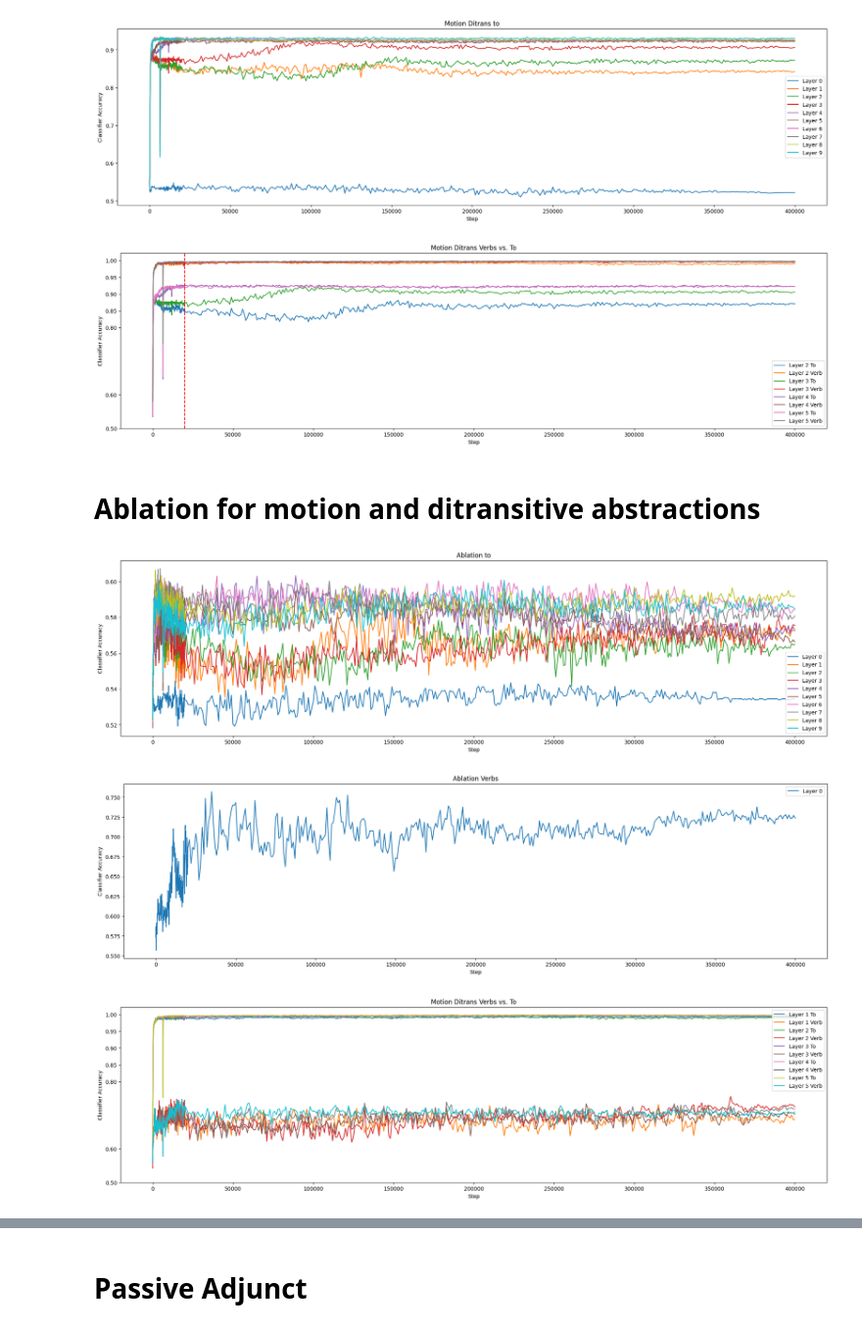
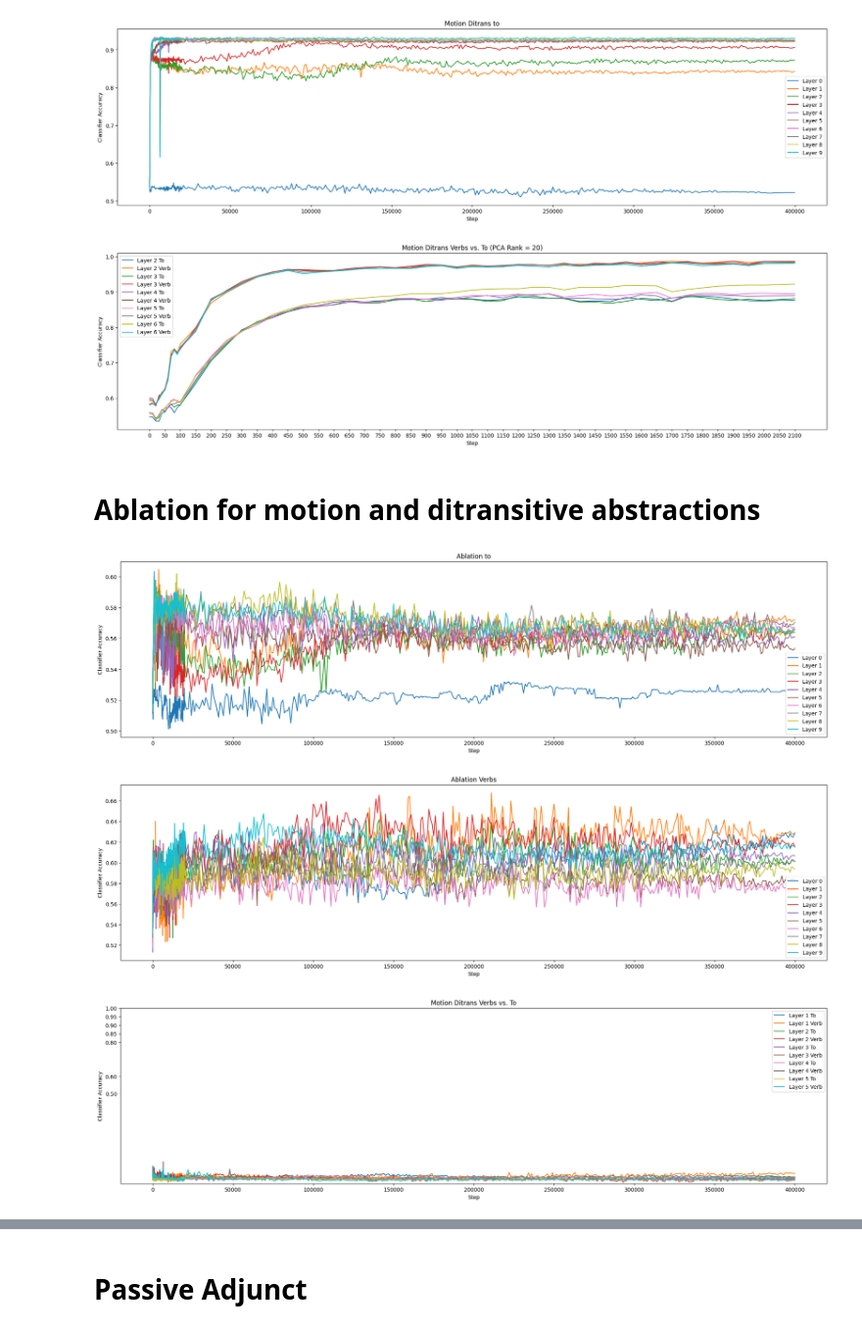
Before and after one commit to jasperjjian/abstraction, a Jupyter notebook: abstraction/analysis/plot.ipynb, the cells around one changed output, grey strips where cells are left out. Shown at 98% size. Cells and saved outputs as stored; diff of their text form; code cells hidden in the pictures.

Commit message:
Results for PCA rank sweep.

```diff
--- a/abstraction/analysis/plot.ipynb
+++ b/abstraction/analysis/plot.ipynb
@@ -82,26 +88,26 @@ plot_training_curve("/sailhome/jjian/projects/abstraction/results/wikitext/to/ri
 # %% [output]
 [figure]
 # %%
-prep_results = "/sailhome/jjian/projects/abstraction/results/wikitext/to/ridge_pca_20/battlestar_small.motion_balanced.ditrans_balanced.target.tsv"
-verb_results = "/sailhome/jjian/projects/abstraction/results/wikitext/to/ridge_pca_20/battlestar_small.motion_balanced.ditrans_balanced.dependent.tsv"
+prep_results = "/sailhome/jjian/projects/abstraction/results/wikitext/to/pca_20/battlestar_small.motion_balanced.ditrans_balanced.target.tsv"
+verb_results = "/sailhome/jjian/projects/abstraction/results/wikitext/to/pca_20/battlestar_small.motion_balanced.ditrans_balanced.dependent.tsv"
 
-plot_pair_training_curve(prep_results,verb_results, "Motion Ditrans Verbs vs. To", metric_name="Classifier Accuracy", layers=list(range(2, 6)), x_max=None)
+plot_pair_training_curve(prep_results,verb_results, "Motion Ditrans Verbs vs. To (PCA Rank = 20)", metric_name="Classifier Accuracy", layers=list(range(2, 7)), x_max=50)
 # %% [output]
-[figure, old version]
+[figure, new version]
 # %% [markdown]
 # Ablation for motion and ditransitive abstractions
 # %%
-plot_training_curve("/sailhome/jjian/projects/abstraction/results/ablation/wikitext/to/pca_20/batlestar_small.motion_balanced.ditrans_balanced.target.tsv", "Ablation to", metric_name="Classifier Accuracy", layers=list(range(10)))
+plot_training_curve("/sailhome/jjian/projects/abstraction/results/ablation/wikitext/to/pca_8/battlestar_small.motion_balanced.ditrans_balanced.target.tsv", "Ablation to", metric_name="Classifier Accuracy", layers=list(range(10)))
 # %% [output]
-[figure, old version]
+[figure, new version]
 # %%
-plot_training_curve("/sailhome/jjian/projects/abstraction/results/ablation/wikitext/to/pca_20/batlestar_small.motion_balanced.ditrans_balanced.dependent.tsv", "Ablation Verbs", metric_name="Classifier Accuracy", layers=list(range(1)))
+plot_training_curve("/sailhome/jjian/projects/abstraction/results/ablation/wikitext/to/pca_8/battlestar_small.motion_balanced.ditrans_balanced.dependent.tsv", "Ablation Verbs", metric_name="Classifier Accuracy", layers=list(range(10)))
 # %% [output]
-[figure, old version]
+[figure, new version]
 # %%
-prep_results = "/sailhome/jjian/projects/abstraction/results/wikitext/to/ridge_pca_20/battlestar_small.motion_balanced.ditrans_balanced.dependent.tsv"
-verb_results = "/sailhome/jjian/projects/abstraction/results/ablation/wikitext/to/pca_20/batlestar_small.motion_balanced.ditrans_balanced.dependent.tsv"
+prep_results = "/sailhome/jjian/projects/abstraction/results/ablation/wikitext/to/pca_2/battlestar_small.motion_balanced.ditrans_balanced.target.tsv"
+verb_results = "/sailhome/jjian/projects/abstraction/results/ablation/wikitext/to/pca_2/battlestar_small.motion_balanced.ditrans_balanced.dependent.tsv"
 
 plot_pair_training_curve(prep_results,verb_results, "Motion Ditrans Verbs vs. To", metric_name="Classifier Accuracy", layers=list(range(1, 6)), x_max=None)
 # %% [output]
-[figure, old version]
+[figure, new version]
```
Also changed, not shown: parts of 9 cells of this notebook, 30 other files.
